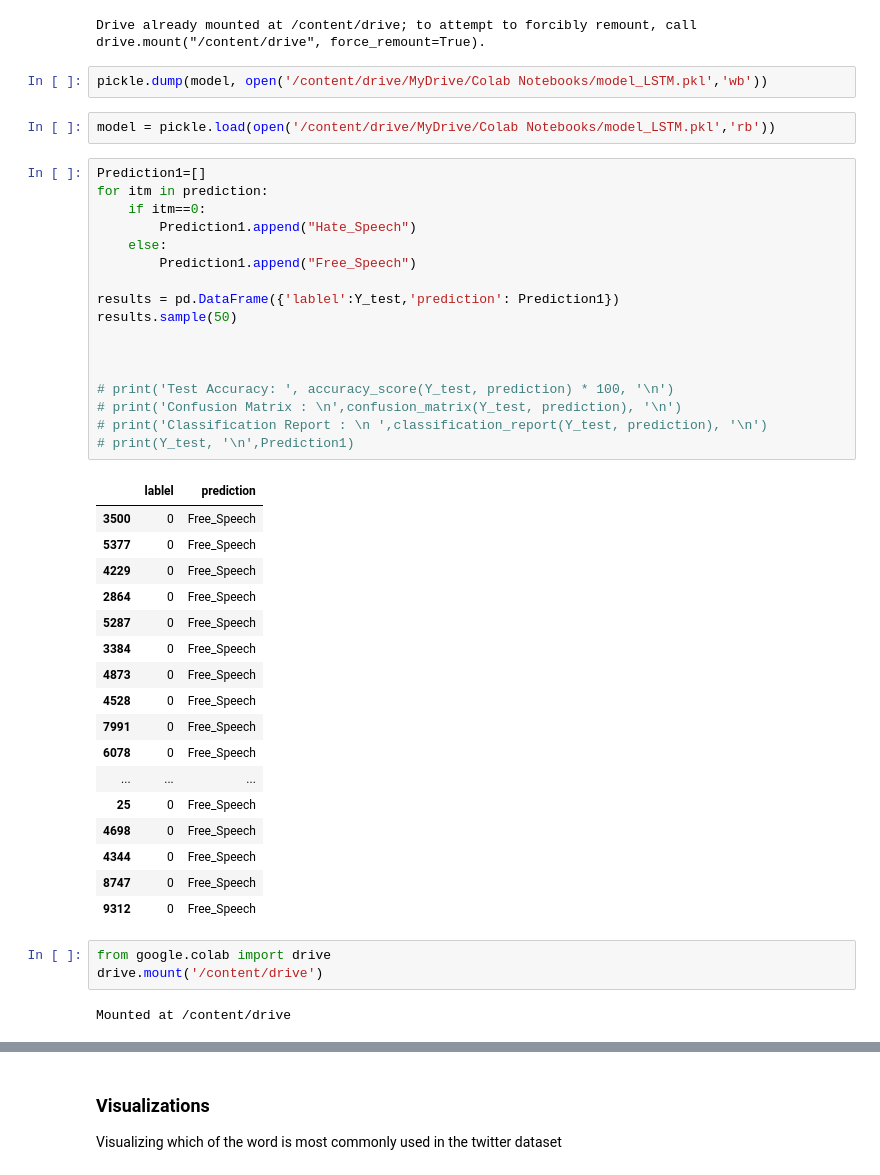
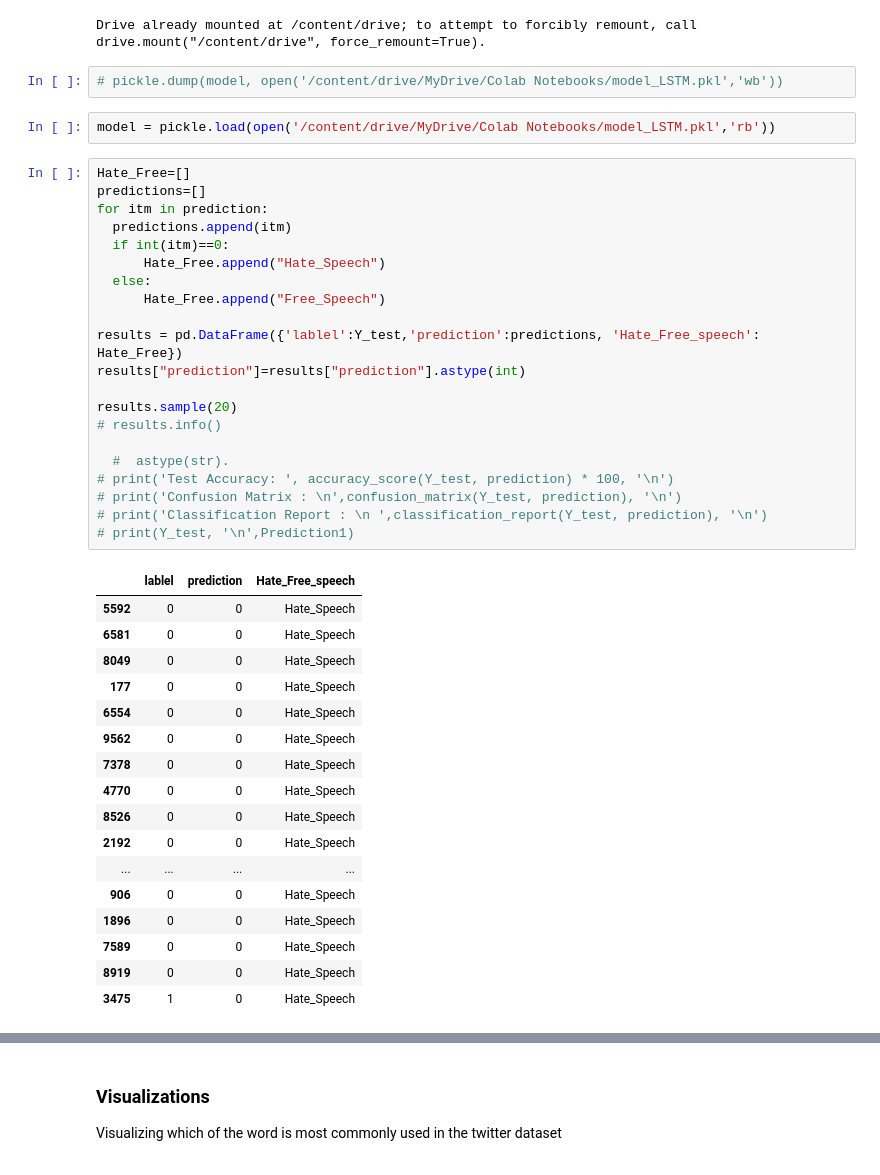
Before and after one commit to Mohamed-derbeli/Hate_Speech_Detection_Using_Transformers, a Jupyter notebook: Hate_Speech_Detection_Colab.ipynb, the cells around one changed output, grey strips where cells are left out. Cells and saved outputs as stored; diff of their text form.

```diff
--- a/Hate_Speech_Detection_Colab.ipynb
+++ b/Hate_Speech_Detection_Colab.ipynb
@@ -364,46 +364,45 @@ drive.mount('/content/drive')
 # %% [output]
 Drive already mounted at /content/drive; to attempt to forcibly remount, call drive.mount("/content/drive", force_remount=True).
 # %%
-pickle.dump(model, open('/content/drive/MyDrive/Colab Notebooks/model_LSTM.pkl','wb'))
+# pickle.dump(model, open('/content/drive/MyDrive/Colab Notebooks/model_LSTM.pkl','wb'))
 # %%
 model = pickle.load(open('/content/drive/MyDrive/Colab Notebooks/model_LSTM.pkl','rb'))
 # %%
-Prediction1=[]
+Hate_Free=[]
+predictions=[]
 for itm in prediction:
-    if itm==0:
-        Prediction1.append("Hate_Speech")
-    else:
-        Prediction1.append("Free_Speech")
+  predictions.append(itm)
+  if int(itm)==0:
+      Hate_Free.append("Hate_Speech")
+  else:
+      Hate_Free.append("Free_Speech")
 
-results = pd.DataFrame({'lablel':Y_test,'prediction': Prediction1})
-results.sample(50)
+results = pd.DataFrame({'lablel':Y_test,'prediction':predictions, 'Hate_Free_speech': Hate_Free})
+results["prediction"]=results["prediction"].astype(int)
 
+results.sample(20)
+# results.info()
 
-
+  #  astype(str).
 # print('Test Accuracy: ', accuracy_score(Y_test, prediction) * 100, '\n')
 # print('Confusion Matrix : \n',confusion_matrix(Y_test, prediction), '\n')
 # print('Classification Report : \n ',classification_report(Y_test, prediction), '\n')
 # print(Y_test, '\n',Prediction1)
 # %% [output]
-|  | lablel | prediction |
-| 3500 | 0 | Free_Speech |
-| 5377 | 0 | Free_Speech |
-| 4229 | 0 | Free_Speech |
-| 2864 | 0 | Free_Speech |
-| 5287 | 0 | Free_Speech |
-| 3384 | 0 | Free_Speech |
-| 4873 | 0 | Free_Speech |
-| 4528 | 0 | Free_Speech |
-| 7991 | 0 | Free_Speech |
-| 6078 | 0 | Free_Speech |
-| ... | ... | ... |
-| 25 | 0 | Free_Speech |
-| 4698 | 0 | Free_Speech |
-| 4344 | 0 | Free_Speech |
-| 8747 | 0 | Free_Speech |
-| 9312 | 0 | Free_Speech |
+|  | lablel | prediction | Hate_Free_speech |
+| 5592 | 0 | 0 | Hate_Speech |
+| 6581 | 0 | 0 | Hate_Speech |
+| 8049 | 0 | 0 | Hate_Speech |
+| 177 | 0 | 0 | Hate_Speech |
+| 6554 | 0 | 0 | Hate_Speech |
+| 9562 | 0 | 0 | Hate_Speech |
+| 7378 | 0 | 0 | Hate_Speech |
+| 4770 | 0 | 0 | Hate_Speech |
+| 8526 | 0 | 0 | Hate_Speech |
+| 2192 | 0 | 0 | Hate_Speech |
+| ... | ... | ... | ... |
+| 906 | 0 | 0 | Hate_Speech |
+| 1896 | 0 | 0 | Hate_Speech |
+| 7589 | 0 | 0 | Hate_Speech |
+| 8919 | 0 | 0 | Hate_Speech |
+| 3475 | 1 | 0 | Hate_Speech |
-# %%
-from google.colab import drive
-drive.mount('/content/drive')
-# %% [output]
-Mounted at /content/drive
```
Also changed, not shown: parts of 1 cell of this notebook.
